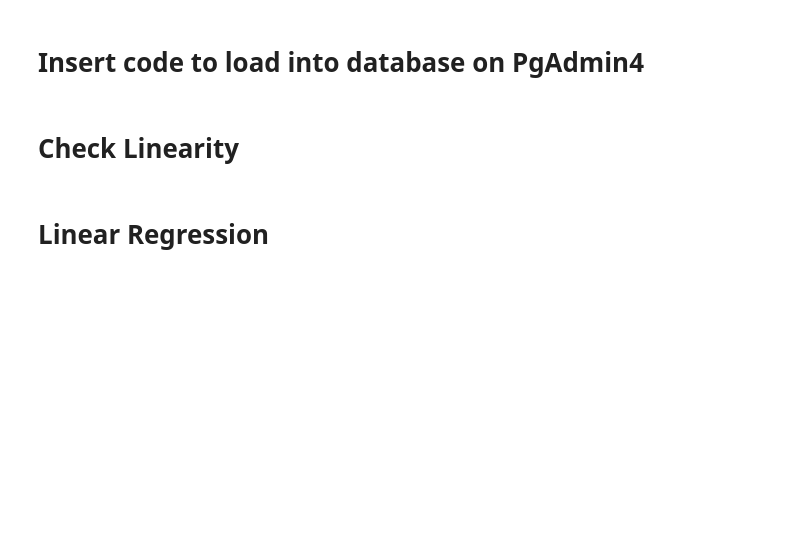
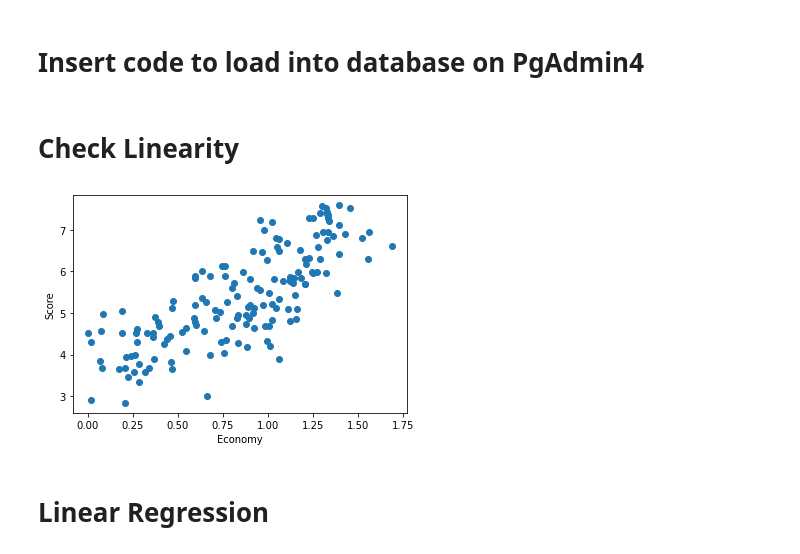
Before and after one commit to vyu821/world-happiness-analysis, a Jupyter notebook: happiness_machine_learning_model.ipynb, the cells around one changed output. Cells and saved outputs as stored; diff of their text form; code cells hidden in the pictures; blank space fills up the shorter version.

```diff
--- a/happiness_machine_learning_model.ipynb
+++ b/happiness_machine_learning_model.ipynb
@@ -162,6 +164,13 @@ df_2019.head()
 # Insert code to load into database on PgAdmin4
 # %% [markdown]
 # Check Linearity
+# %%
+plt.scatter(df_2015.Economy, df_2015.Score)
+plt.xlabel('Economy')
+plt.ylabel('Score')
+plt.show()
+# %% [output]
+[figure, added]
 # %% [markdown]
 # Linear Regression
 # %%
```
Also changed, not shown: parts of 26 cells of this notebook.
